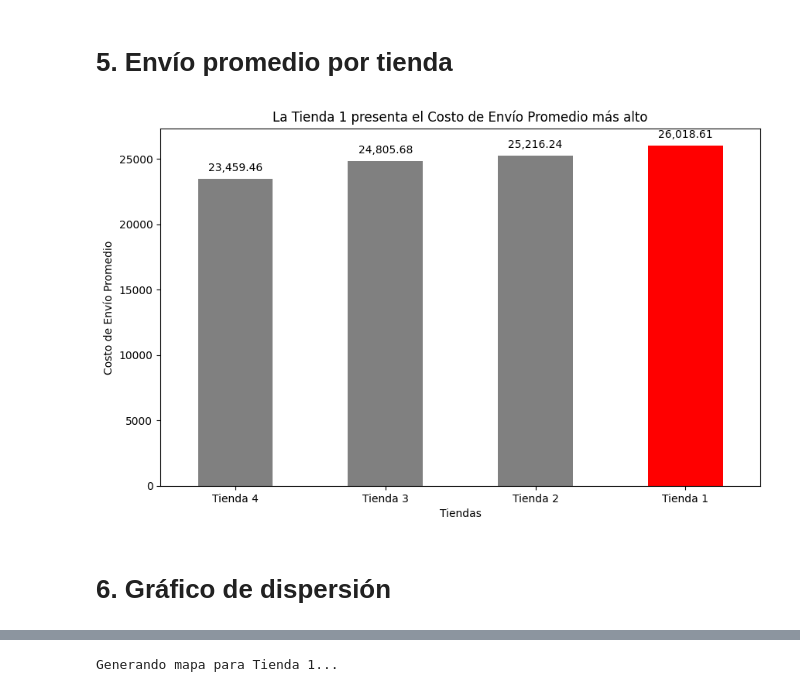
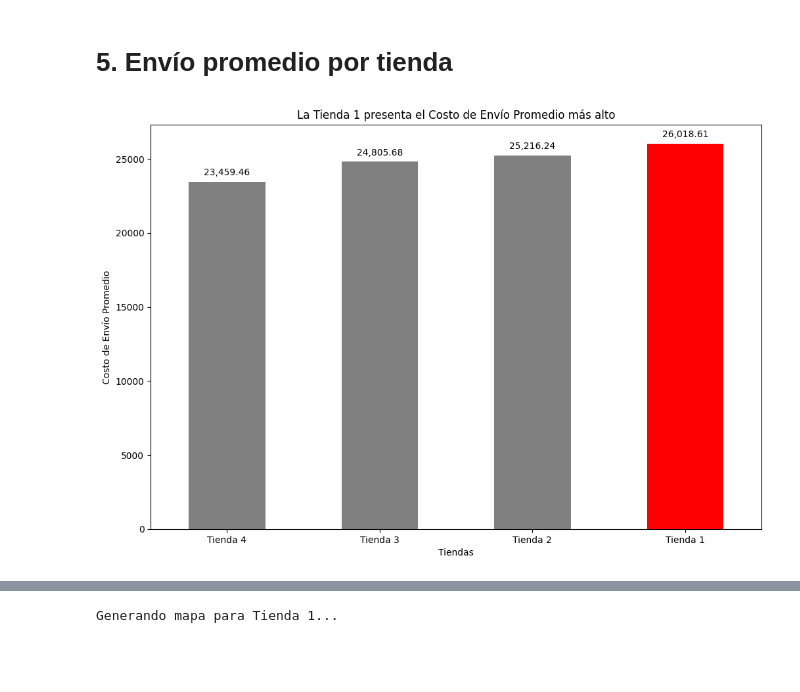
Before and after one commit to DevEnriquegd/ca-alura-store, a Jupyter notebook: AluraStore_JEGD.ipynb, the cells around one changed output, grey strips where cells are left out. Cells and saved outputs as stored; diff of their text form; code cells hidden in the pictures; blank space fills up the shorter version.

```diff
--- a/AluraStore_JEGD.ipynb
+++ b/AluraStore_JEGD.ipynb
@@ -117,7 +116,7 @@ colores[posicion_peor_tienda] = 'red'
 
 ax = calificacion_promedio_por_tienda.plot(
     kind='bar',
-    figsize=(10, 6),
+    figsize=(12, 8),
     color=colores,
     xlabel='Tiendas',
     ylabel='Satisfacción promedio',
@@ -223,33 +222,31 @@ plt.show()
 # %%
 costo_envio_promedio = df_consolidado.groupby('ID_Tienda')['Costo de envío'].mean().round(2)
 
 costo_envio_promedio = costo_envio_promedio.sort_values(ascending=True)
 
 tienda_mayor_costo = costo_envio_promedio.index[-1]
 valor_mayor_costo = costo_envio_promedio.iloc[-1]
 
 titulo_logistico = f"La {tienda_mayor_costo} presenta el Costo de Envío Promedio más alto"
 
 colores = ['gray'] * len(costo_envio_promedio)
 posicion_mayor_costo = costo_envio_promedio.index.get_loc(tienda_mayor_costo)
 colores[posicion_mayor_costo] = 'red'
 
 ax = costo_envio_promedio.plot(
     kind='bar',
-    figsize=(10, 6),
+    figsize=(12, 8),
     color=colores,
     xlabel='Tiendas',
     ylabel='Costo de Envío Promedio',
     title=titulo_logistico
 )
 
 for p in ax.patches:
     ax.annotate(f'{p.get_height():,.2f}', (p.get_x() + p.get_width() / 2., p.get_height()),
                 ha='center', va='bottom', fontsize=10, xytext=(0, 5), textcoords='offset points')
 
 plt.xticks(rotation=0)
 plt.show()
 # %% [output]
-[figure, old version]
+[figure, new version]
-# %% [markdown]
-# 6. Gráfico de dispersión
```
Also changed, not shown: parts of 10 cells of this notebook.
